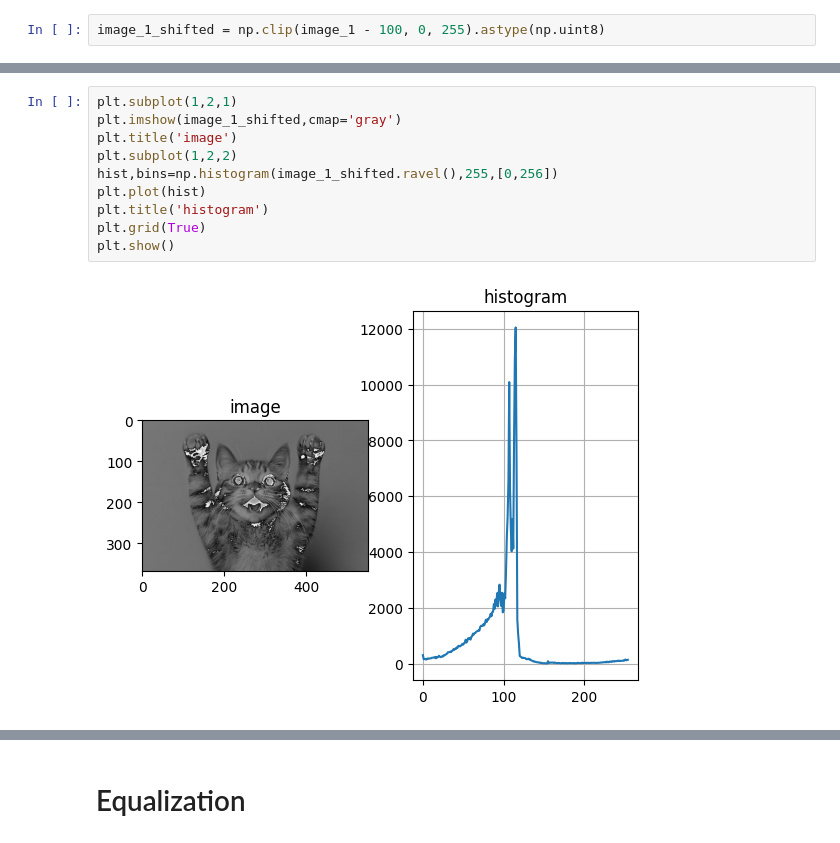
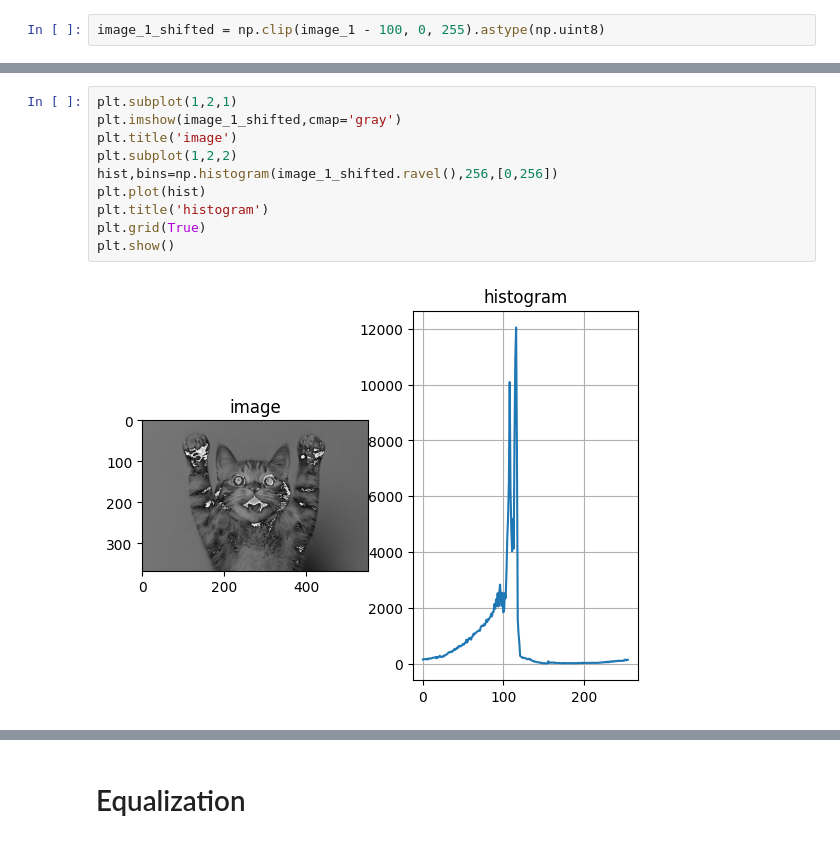
Before and after one commit to mhtasnia/DS424, a Jupyter notebook: DS424_Understanding_Image_histogram&equalization_practice.ipynb, the cells around one changed output, grey strips where cells are left out. Saved outputs shown, nothing was run; the diff lists cells and outputs as text.

```diff
--- a/DS424_Understanding_Image_histogram&equalization_practice.ipynb
+++ b/DS424_Understanding_Image_histogram&equalization_practice.ipynb
@@ -67,15 +67,15 @@ The number of unique gray levels in the image is: 256
 # %%
 plt.subplot(1,2,1)
 plt.imshow(image_1_shifted,cmap='gray')
 plt.title('image')
 plt.subplot(1,2,2)
-hist,bins=np.histogram(image_1_shifted.ravel(),255,[0,256])
+hist,bins=np.histogram(image_1_shifted.ravel(),256,[0,256])
 plt.plot(hist)
 plt.title('histogram')
 plt.grid(True)
 plt.show()
 # %% [output]
-[figure, old version]
+[figure, new version]
 # %%
 hist, bins = np.histogram(image_1_shifted.ravel(), 256, [0, 256])
 cumulative_hist = np.cumsum(hist)
```
Also changed, not shown: parts of 15 cells of this notebook.
